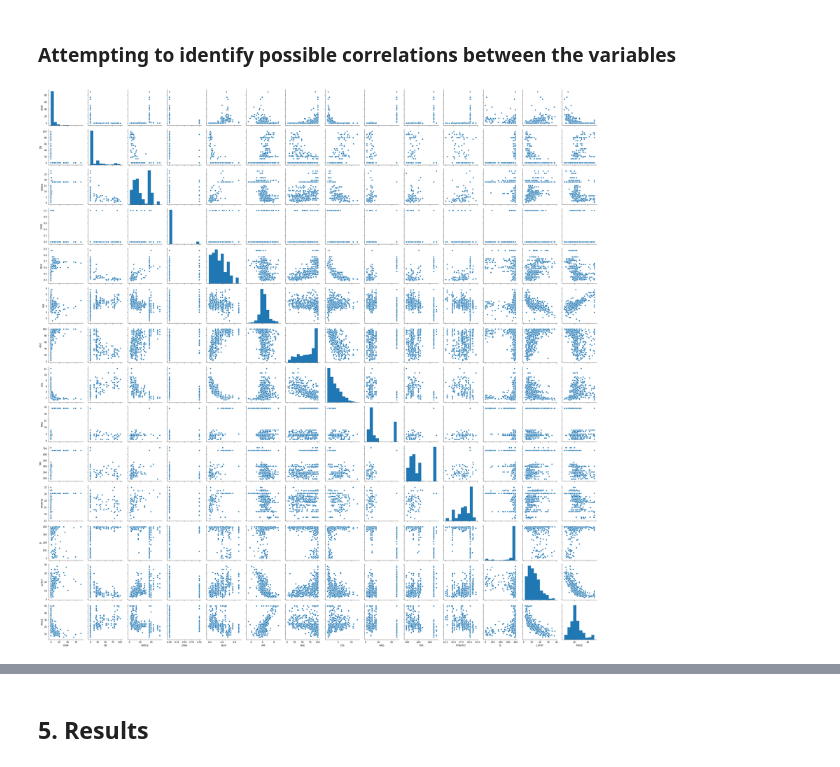
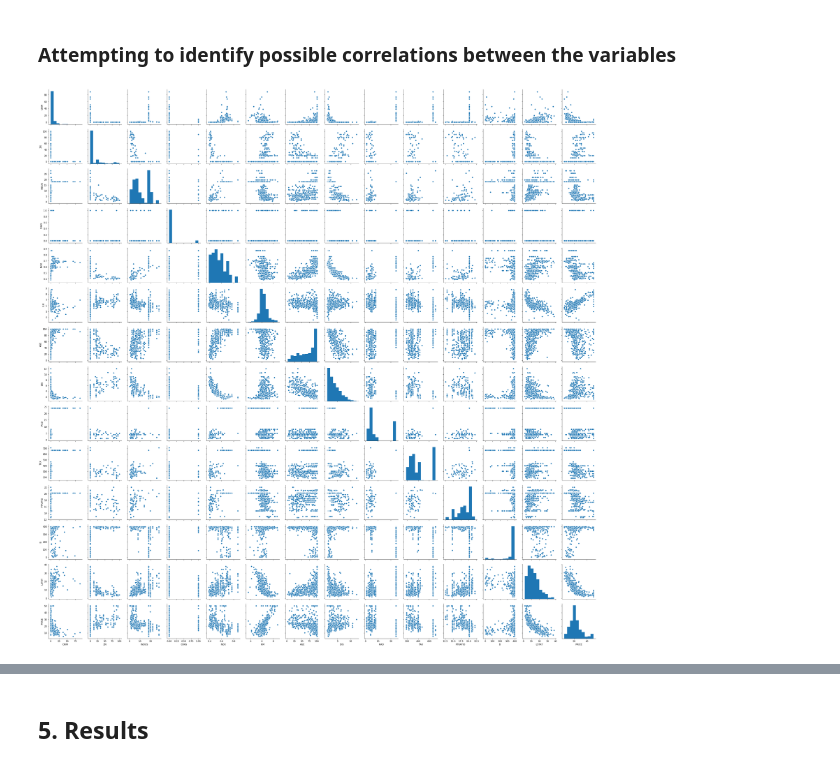
Before and after one commit to G00364756/52954---Machine_Learning-Statistics-Project, a Jupyter notebook: boston.ipynb, the cells around one changed output, grey strips where cells are left out. Drawn from its saved outputs; the diff is of its cells as text; code cells hidden in the pictures.

```diff
--- a/boston.ipynb
+++ b/boston.ipynb
@@ -670,8 +657,8 @@ It may be necessary to reduce the number of variables we are inputting into the
 # %%
 # Adapted from:- https://seaborn.pydata.org/generated/seaborn.pairplot.html
 
 # Use seaborn function pairplot and show the plot
 g = sns.pairplot(df, height=2.5)
-plt.tight_layout()
+#plt.tight_layout()
 # %% [output]
-[figure, old version]
+[figure, new version]
```
Also changed, not shown: parts of 61 cells of this notebook.
